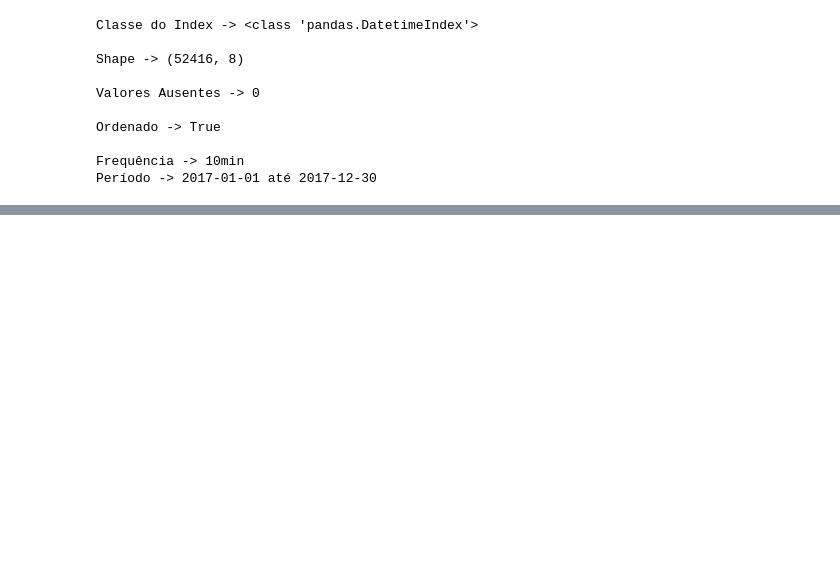
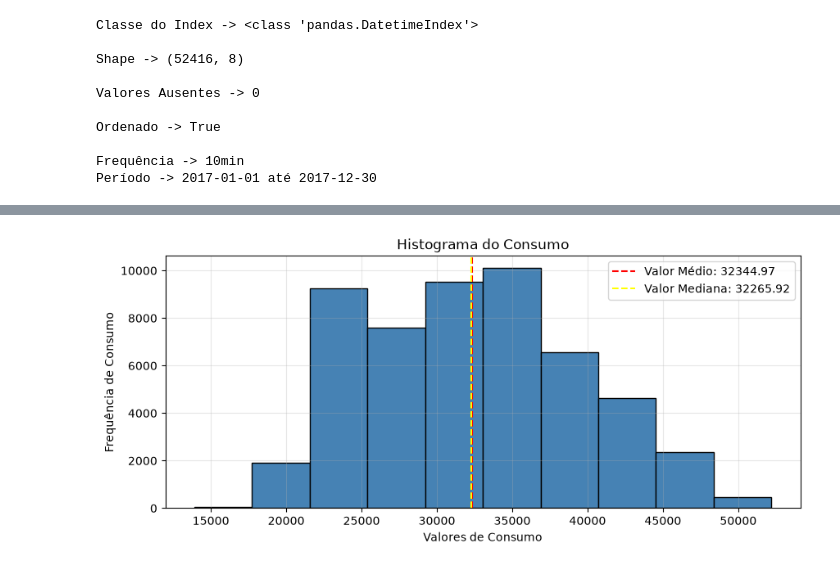
Before and after one commit to RenanTrevelim/energy-demand-forecasting, a Jupyter notebook: notebooks/02_eda_times_series.ipynb, the cells around one changed output, grey strips where cells are left out. Cells and saved outputs as stored; diff of their text form; code cells hidden in the pictures; blank space fills up the shorter version.

```diff
--- a/notebooks/02_eda_times_series.ipynb
+++ b/notebooks/02_eda_times_series.ipynb
@@ -58,3 +58,8 @@ Ordenado -> True
 
 Frequência -> 10min
 Período -> 2017-01-01 até 2017-12-30
+# %%
+# Iremos selecionar apenas o cosumo da Zona 1
+dados = dados.drop(columns=["consumo_zona_2", "consumo_zona_3"])
+
+dados.columns
@@ -60,0 +88,18 @@ Período -> 2017-01-01 até 2017-12-30
+# %%
+valor_medio = dados["consumo_zona_1"].mean()
+valor_mediana = dados["consumo_zona_1"].median()
+
+plt.figure(figsize=(10, 4))
+
+plt.hist(dados["consumo_zona_1"], color="steelblue", edgecolor='black')
+plt.axvline(dados["consumo_zona_1"].mean(), color="red", linestyle='--', label=f"Valor Médio: {valor_medio:.2f}")
+plt.axvline(dados["consumo_zona_1"].median(), color="yellow", linestyle='--', label=f"Valor Mediana: {valor_mediana:.2f}")
+
+plt.title("Histograma do Consumo")
+plt.xlabel("Valores de Consumo")
+plt.ylabel("Frequência de Consumo")
+plt.legend()
+plt.grid(alpha=0.3)
+plt.show()
+# %% [output]
+[figure, added]
```
Also changed, not shown: parts of 41 cells of this notebook.
